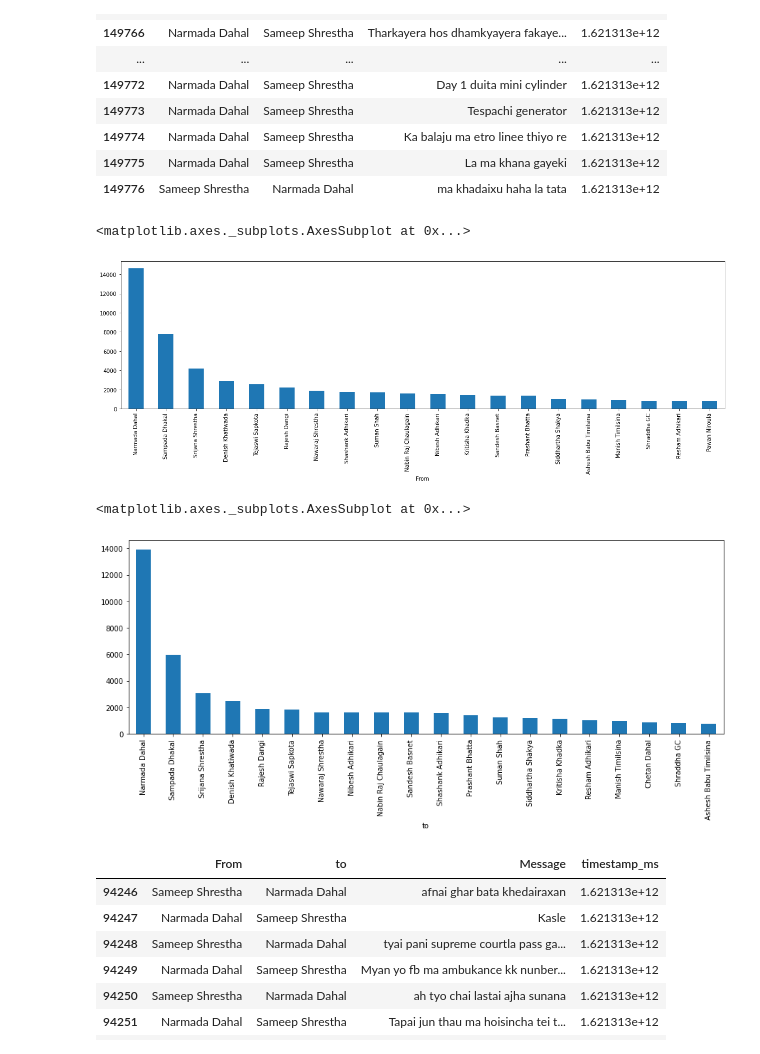
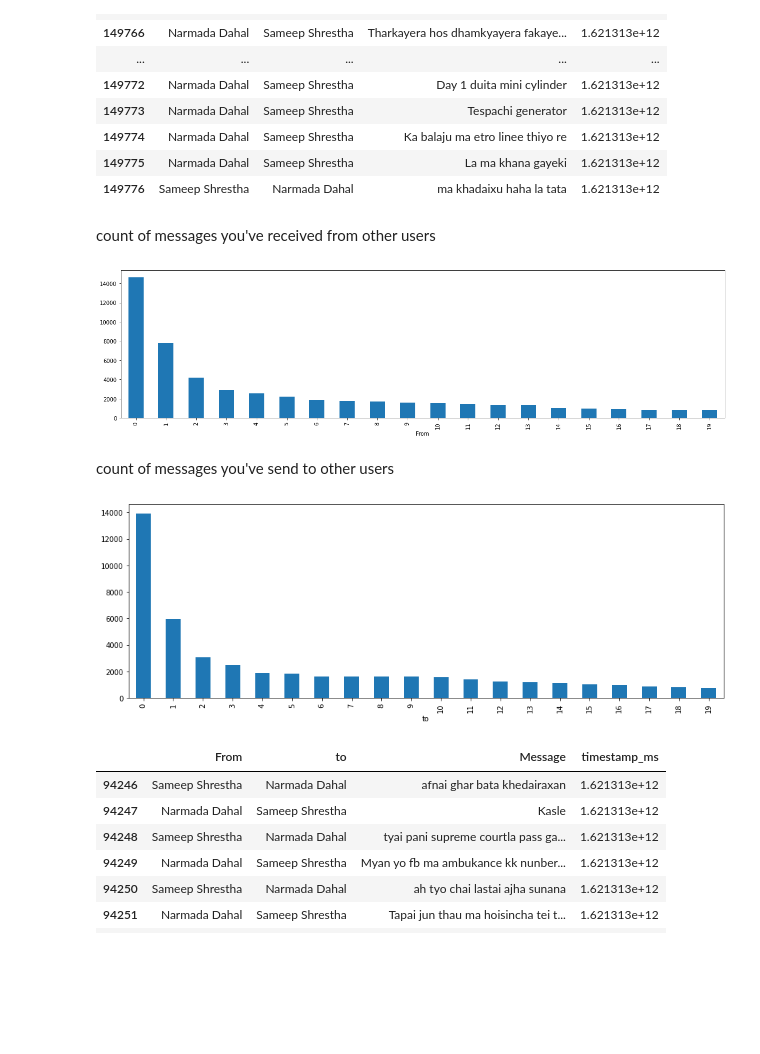
Before and after one commit to sameepshrestha/Mission-Chatbot, a Jupyter notebook: Mission_chatbot.ipynb, the cells around one changed output. Drawn from its saved outputs; the diff is of its cells as text; code cells hidden in the pictures; blank space fills up the shorter version.

```diff
--- a/Mission_chatbot.ipynb
+++ b/Mission_chatbot.ipynb
@@ -86,16 +86,24 @@ dataset.tail(20)
 | 149774 | Narmada Dahal | Sameep Shrestha | Ka balaju ma etro linee thiyo re | 1.621313e+12 |
 | 149775 | Narmada Dahal | Sameep Shrestha | La ma khana gayeki | 1.621313e+12 |
 | 149776 | Sameep Shrestha | Narmada Dahal | ma khadaixu haha la tata | 1.621313e+12 |
+# %% [markdown]
+count of messages you've received from other users
 # %%
-dataset.groupby(['From'])['Message'].count().sort_values(ascending=False)[1:21].plot(kind='bar',figsize=(20,5))
+ax=dataset.groupby(['From'])['Message'].count().sort_values(ascending=False)[1:21].plot(kind='bar',figsize=(20,5))
+x_labels=range(20)
+ax.set_xticklabels(x_labels)
+plt.show()
 # %% [output]
-<matplotlib.axes._subplots.AxesSubplot at 0x...>
-[figure, old version]
+[figure, new version]
+# %% [markdown]
+count of messages you've send to other users
 # %%
-dataset[dataset['From']=='Sameep Shrestha'].groupby(['to'])['Message'].count().sort_values(ascending=False)[0:20].plot(kind='bar',figsize=(15,5))
+ax=dataset[dataset['From']=='Sameep Shrestha'].groupby(['to'])['Message'].count().sort_values(ascending=False)[0:20].plot(kind='bar',figsize=(15,5))
+x_labels=range(20)
+ax.set_xticklabels(x_labels)
+plt.show()
 # %% [output]
-<matplotlib.axes._subplots.AxesSubplot at 0x...>
-[figure, old version]
+[figure, new version]
 # %%
 |def combined_dataset (data):
     result = data['From'][0]
```
